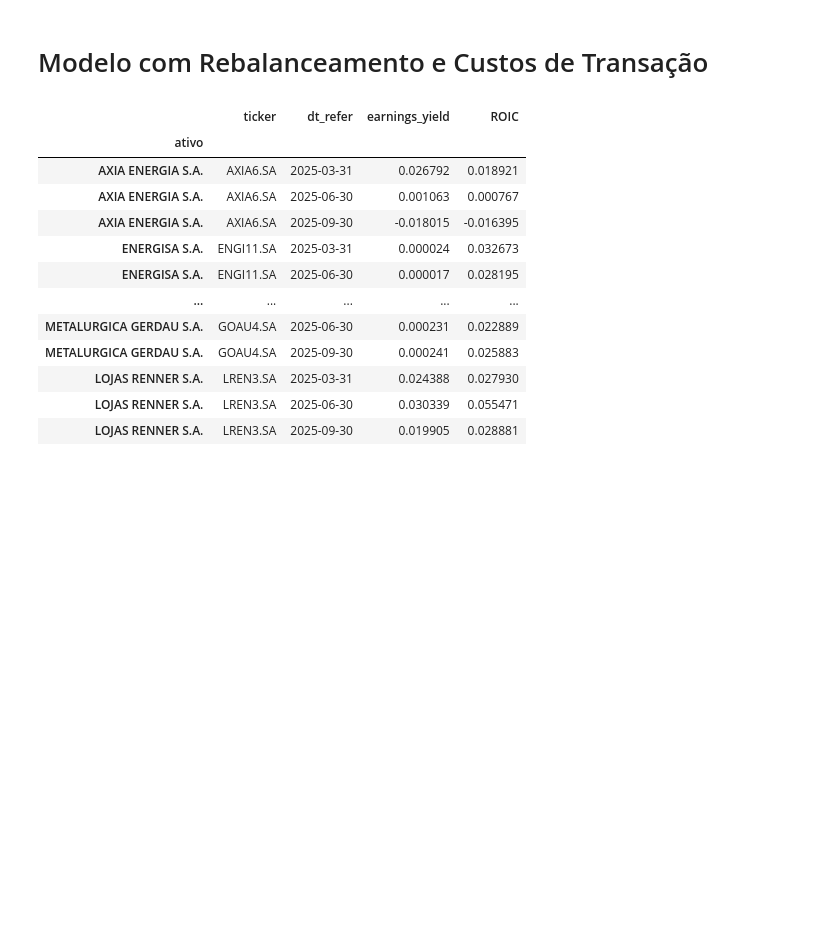
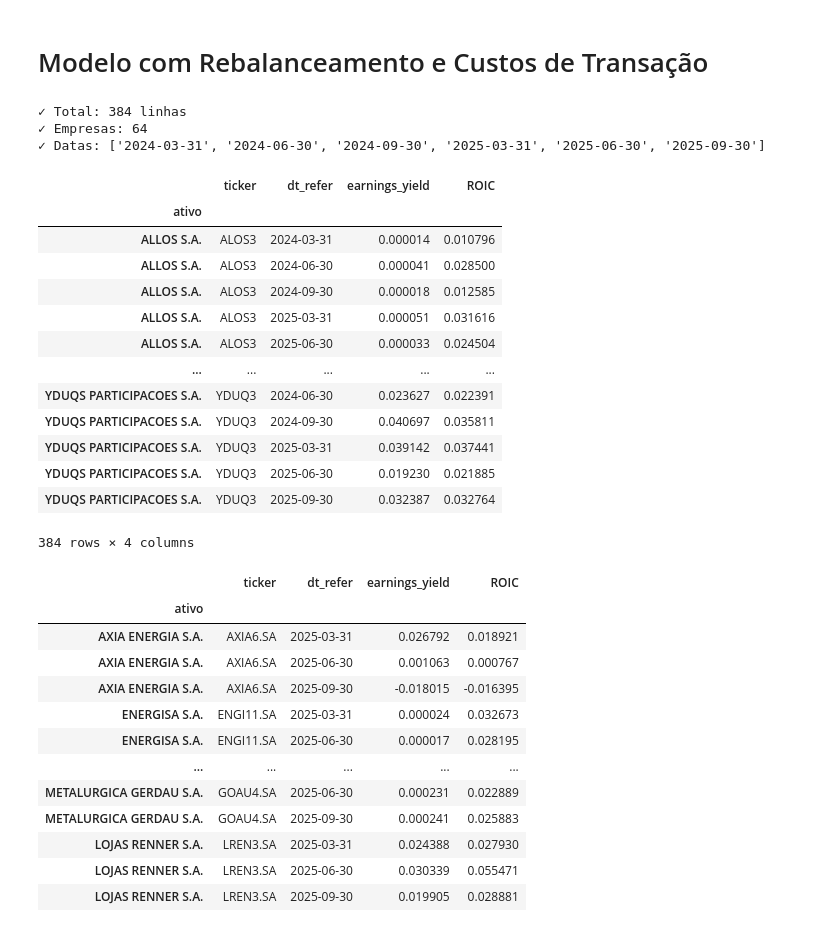
Before and after one commit to JoaoNogaroli/mestrado, a Jupyter notebook: Disciplina-atellier/aula 29-05-2026/app_otimizacao_carteira_magic_formula.ipynb, the cells around one changed output. Cells and saved outputs as stored; diff of their text form; code cells hidden in the pictures; blank space fills up the shorter version.

```diff
--- a/Disciplina-atellier/aula 29-05-2026/app_otimizacao_carteira_magic_formula.ipynb
+++ b/Disciplina-atellier/aula 29-05-2026/app_otimizacao_carteira_magic_formula.ipynb
@@ -11,11 +11,40 @@ import yfinance as yf
 import matplotlib.pyplot as plt
 from pathlib import Path
 import os
+# %%
+import pandas as pd
+
+# Carrega
+df_2024 = pd.read_excel('../../base_dados/base-dados-pesquisa/2024/ibovespa_magic_formula_2024.xlsx')
+df_2025 = pd.read_excel('../../base_dados/base-dados-pesquisa/2025/ibovespa_magic_formula_2025.xlsx')
+
+# Identifica empresas que estão em 2025
+empresas_2025 = df_2025['ativo'].unique()
+
+# Filtra 2024 pelas empresas de 2025
+df_2024_filtrado = df_2024[df_2024['ativo'].isin(empresas_2025)]
+
+# Concatena um embaixo do outro
+df_combinado = pd.concat([df_2024_filtrado, df_2025], ignore_index=True)
+
+# Ordena por empresa e data (opcional, mas fica mais organizado)
+df_combinado = df_combinado.sort_values(['ativo', 'dt_refer']).reset_index(drop=True)
+
+# Salva
+df_combinado.to_excel('../../base_dados/base-dados-pesquisa/juncao-anos/df_anos.xlsx', index=False)
+
+print(f"✓ Total: {len(df_combinado)} linhas")
+print(f"✓ Empresas: {df_combinado['ativo'].nunique()}")
+print(f"✓ Datas: {sorted(df_combinado['dt_refer'].unique())}")
+# %% [output]
+✓ Total: 384 linhas
+✓ Empresas: 64
+✓ Datas: ['2024-03-31', '2024-06-30', '2024-09-30', '2025-03-31', '2025-06-30', '2025-09-30']
 # %%
 basedados_ativos = Path('../../base_dados/retornos_ativos2.csv')
 basedados_ibov = Path('../../base_dados/retorno_ibov2.csv')
 
-path_df_mf = Path('../../base_dados/base-dados-pesquisa/2025/ibovespa_magic_formula.xlsx')
+path_df_mf = Path('../../base_dados/base-dados-pesquisa/juncao-anos/df_anos.xlsx')
 
 df_ativos=pd.read_csv(basedados_ativos).set_index(['Date']).fillna(0)
 
@@ -24,6 +53,23 @@ df_ibov=pd.read_csv(basedados_ibov).set_index(['Date']).dropna()
 df_mf=pd.read_excel(path_df_mf).set_index(['ativo'])
 # %%
 df_mf = df_mf.filter(items=['ticker','dt_refer','earnings_yield','ROIC'])
+# %%
+df_mf
+# %% [output]
+|  | ticker | dt_refer | earnings_yield | ROIC |
+| ativo |  |  |  |  |
+| ALLOS S.A. | ALOS3 | 2024-03-31 | 0.000014 | 0.010796 |
+| ALLOS S.A. | ALOS3 | 2024-06-30 | 0.000041 | 0.028500 |
+| ALLOS S.A. | ALOS3 | 2024-09-30 | 0.000018 | 0.012585 |
+| ALLOS S.A. | ALOS3 | 2025-03-31 | 0.000051 | 0.031616 |
+| ALLOS S.A. | ALOS3 | 2025-06-30 | 0.000033 | 0.024504 |
+| ... | ... | ... | ... | ... |
+| YDUQS PARTICIPACOES S.A. | YDUQ3 | 2024-06-30 | 0.023627 | 0.022391 |
+| YDUQS PARTICIPACOES S.A. | YDUQ3 | 2024-09-30 | 0.040697 | 0.035811 |
+| YDUQS PARTICIPACOES S.A. | YDUQ3 | 2025-03-31 | 0.039142 | 0.037441 |
+| YDUQS PARTICIPACOES S.A. | YDUQ3 | 2025-06-30 | 0.019230 | 0.021885 |
+| YDUQS PARTICIPACOES S.A. | YDUQ3 | 2025-09-30 | 0.032387 | 0.032764 |
+384 rows × 4 columns
 # %%
 um_ativos = df_ativos.query('Date >= "2025-03-31" and Date < "2025-06-30"')
 dois_ativos = df_ativos.query('Date >= "2025-06-30" and Date < "2025-09-30"')
```
Also changed, not shown: 15 other files.
